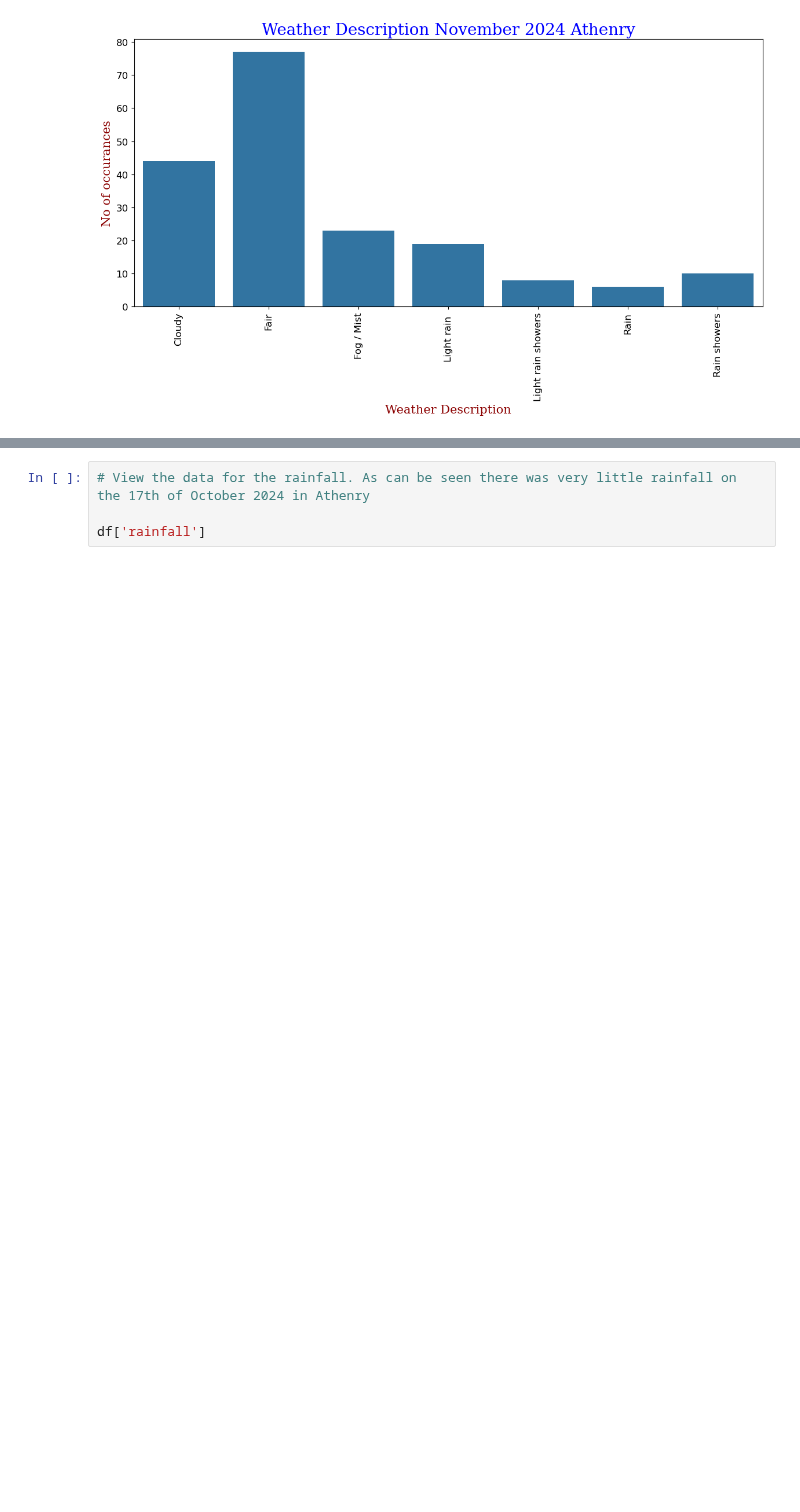
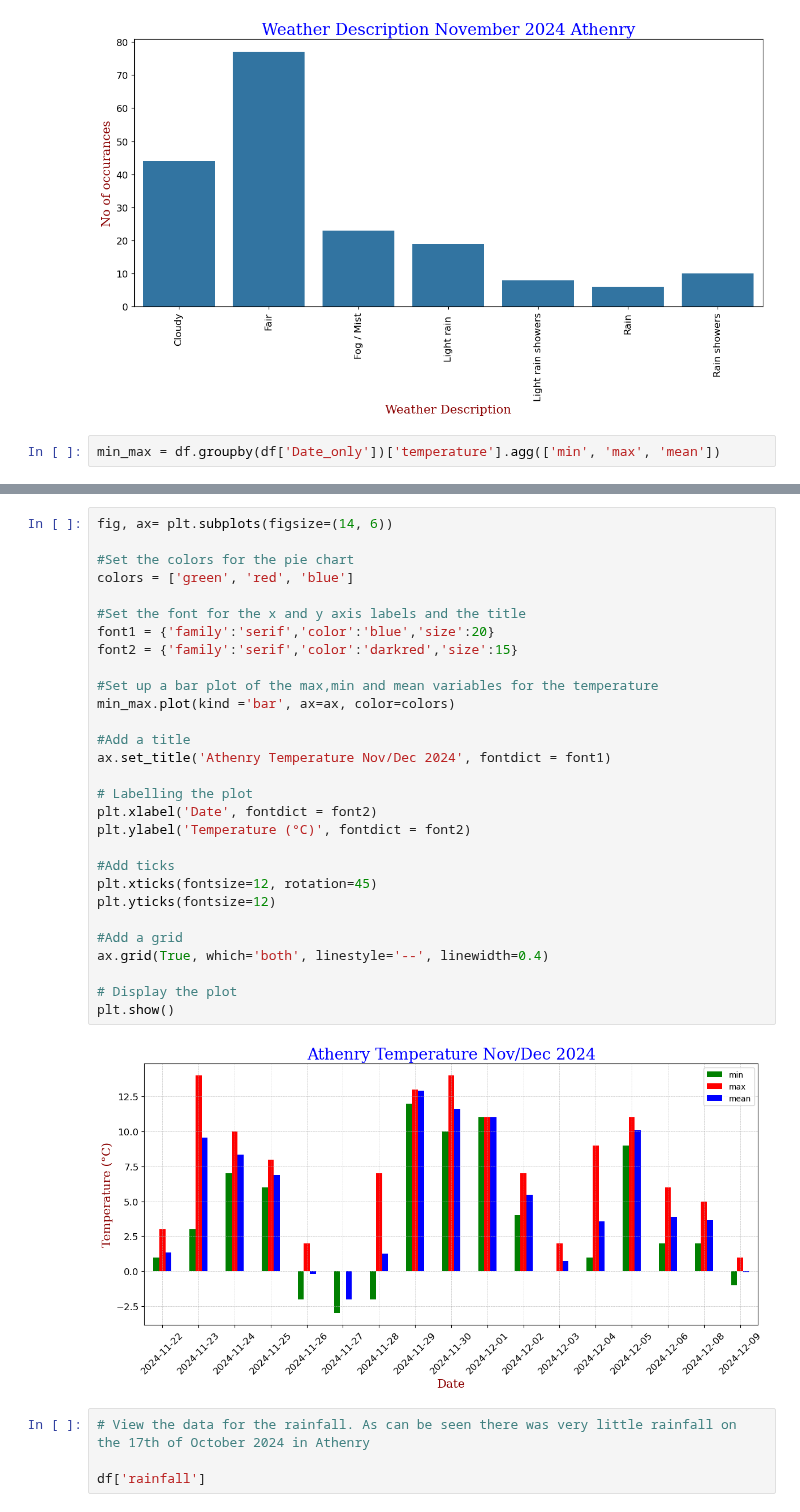
Before and after one commit to MikeCurleyCoosan/computer_infrastructure, a Jupyter notebook: weather.ipynb, the cells around one changed output, grey strips where cells are left out. Cells and saved outputs as stored; diff of their text form; blank space fills up the shorter version.

```diff
--- a/weather.ipynb
+++ b/weather.ipynb
@@ -796,3 +793,5 @@ plt.yticks(fontsize=12)
 plt.show()
 # %% [output]
 [figure]
+# %%
+min_max = df.groupby(df['Date_only'])['temperature'].agg(['min', 'max', 'mean'])
@@ -799,3 +818,34 @@ plt.show()
+# %%
+fig, ax= plt.subplots(figsize=(14, 6))
+
+#Set the colors for the pie chart
+colors = ['green', 'red', 'blue']
+
+#Set the font for the x and y axis labels and the title
+font1 = {'family':'serif','color':'blue','size':20}
+font2 = {'family':'serif','color':'darkred','size':15}
+
+#Set up a bar plot of the max,min and mean variables for the temperature
+min_max.plot(kind ='bar', ax=ax, color=colors)
+
+#Add a title
+ax.set_title('Athenry Temperature Nov/Dec 2024', fontdict = font1)
+
+# Labelling the plot
+plt.xlabel('Date', fontdict = font2)
+plt.ylabel('Temperature (°C)', fontdict = font2)
+
+#Add ticks
+plt.xticks(fontsize=12, rotation=45)
+plt.yticks(fontsize=12)
+
+#Add a grid
+ax.grid(True, which='both', linestyle='--', linewidth=0.4)
+
+# Display the plot
+plt.show()
+# %% [output]
+[figure, added]
 # %%
 # View the data for the rainfall. As can be seen there was very little rainfall on the 17th of October 2024 in Athenry
 
```
Also changed, not shown: parts of 7 cells of this notebook.
